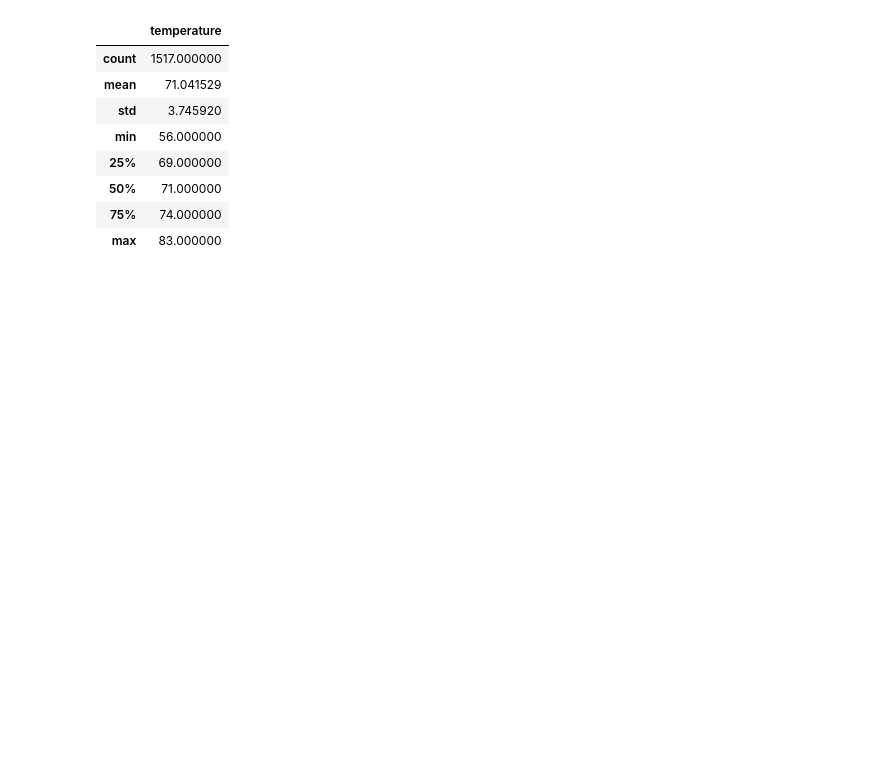
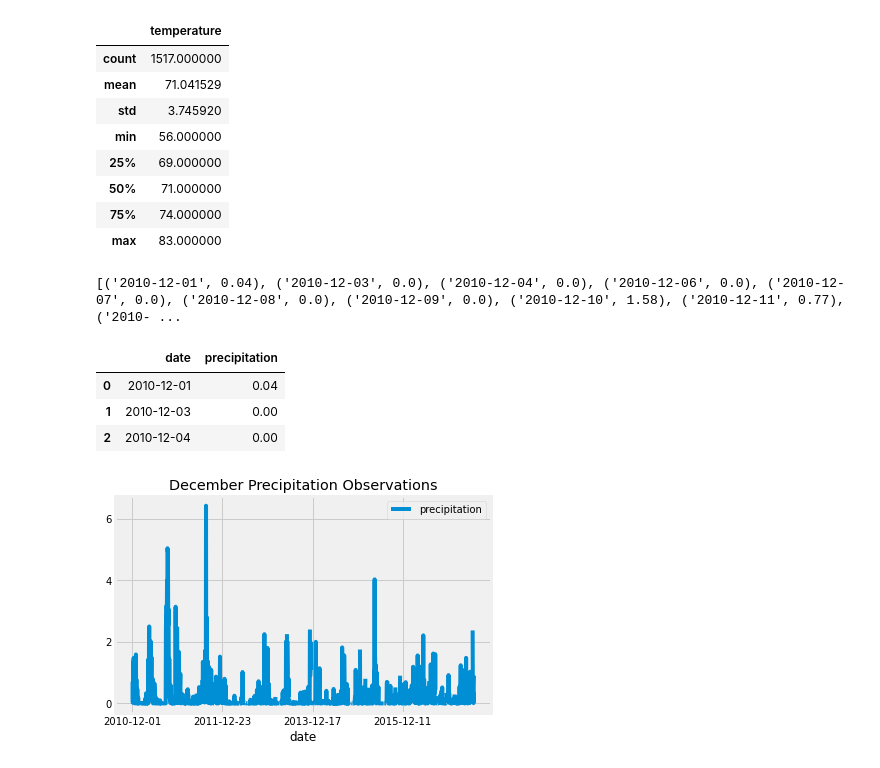
Before and after one commit to harg74/Surf-s_Up, a Jupyter notebook: SurfsUp_Challenge.ipynb, the cells around one changed output. Drawn from its saved outputs; the diff is of its cells as text; code cells hidden in the pictures; blank space fills up the shorter version.

```diff
--- a/SurfsUp_Challenge.ipynb
+++ b/SurfsUp_Challenge.ipynb
@@ -124,3 +163,30 @@ temp_dec_df.describe()
 | 50% | 71.000000 |
 | 75% | 74.000000 |
 | max | 83.000000 |
+# %%
+# Additional query that filters the precipitation table to retrieve the temperatures for the month of June.
+prcp_dec=session.query(Measurement.date, Measurement.prcp).filter(extract('month', Measurement.date) == 12).all()
+# %%
+print(prcp_dec)
+# %% [output]
+[('2010-12-01', 0.04), ('2010-12-03', 0.0), ('2010-12-04', 0.0), ('2010-12-06', 0.0), ('2010-12-07', 0.0), ('2010-12-08', 0.0), ('2010-12-09', 0.0), ('2010-12-10', 1.58), ('2010-12-11', 0.77), ('2010- ...
+# %%
+prcp_dec_df=pd.DataFrame(prcp_dec, columns=['date', 'precipitation'])
+prcp_dec_df.head(3)
+# %% [output]
+|  | date | precipitation |
+| 0 | 2010-12-01 | 0.04 |
+| 1 | 2010-12-03 | 0.00 |
+| 2 | 2010-12-04 | 0.00 |
+# %%
+prcp_dec_df.set_index(prcp_dec_df['date'], inplace=True)
+prcp_dec_df.to_string(index=False)
+prcp_dec_df = prcp_dec_df.sort_index()
+prcp_dec_df.to_string(index=False)
+
+prcp_dec_df.plot()
+plt.title('December Precipitation Observations')
+plt.locator_params(nbins=6)
+plt.show()
+# %% [output]
+[figure, added]
```
Also changed, not shown: parts of 10 cells of this notebook.
